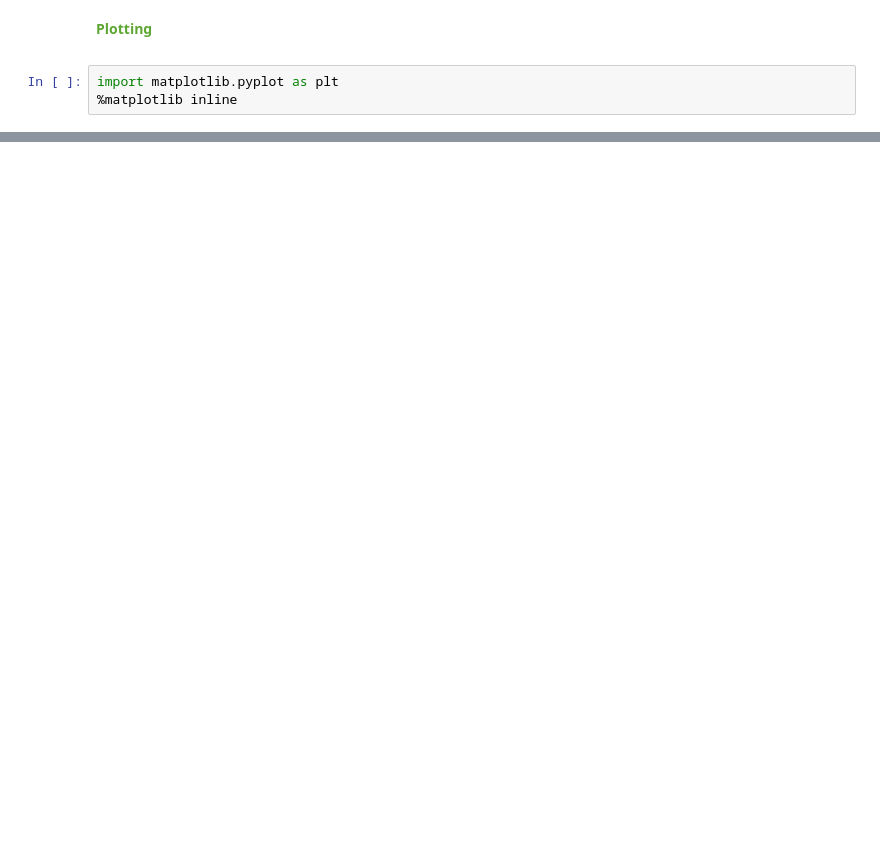
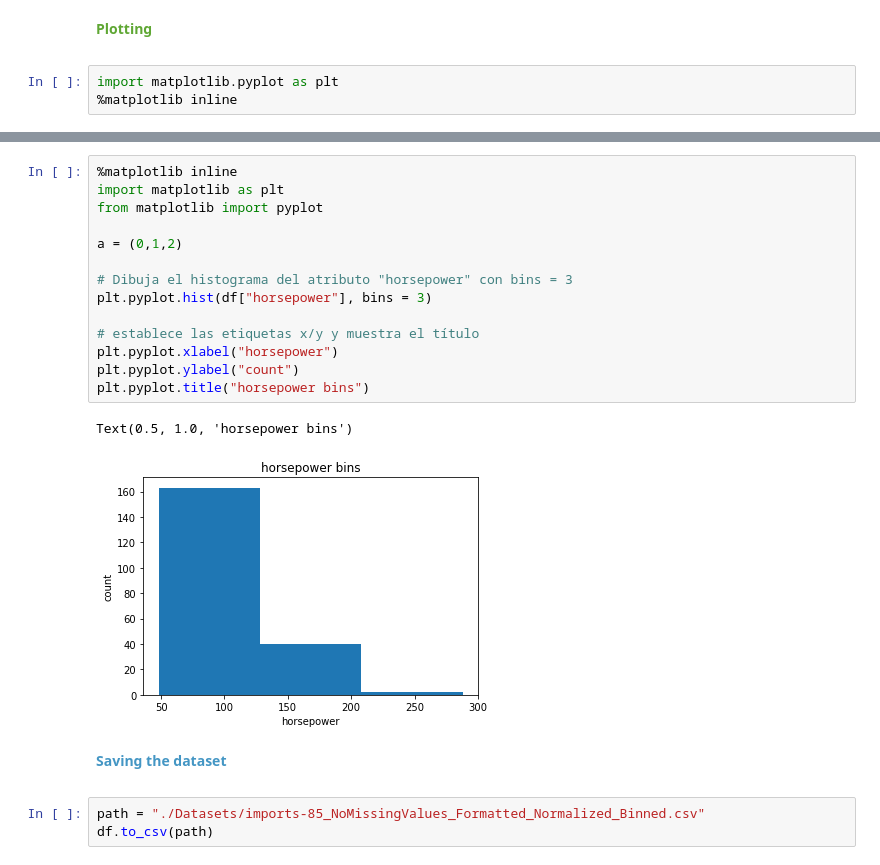
Before and after one commit to sltm-14/AI-101, a Jupyter notebook: Data_Analysis/02_04 Binning (Discretización).ipynb, the cells around one changed output, grey strips where cells are left out. Cells and saved outputs as stored; diff of their text form; blank space fills up the shorter version.

```diff
--- a/Data_Analysis/02_04 Binning (Discretización).ipynb
+++ b/Data_Analysis/02_04 Binning (Discretización).ipynb
@@ -85,0 +139,28 @@ val_counts.plot(kind = 'bar')
+# %%
+%matplotlib inline
+import matplotlib as plt
+from matplotlib import pyplot
+
+a = (0,1,2)
+
+# Dibuja el histograma del atributo "horsepower" con bins = 3
+plt.pyplot.hist(df["horsepower"], bins = 3)
+
+# establece las etiquetas x/y y muestra el título
+plt.pyplot.xlabel("horsepower")
+plt.pyplot.ylabel("count")
+plt.pyplot.title("horsepower bins")
+# %% [output]
+Text(0.5, 1.0, 'horsepower bins')
+[figure, added]
+# %% [markdown]
+<b>
+    <font size="+1">
+        <p style="color:#4496C4;">
+            Saving the dataset
+        </p>
+    </font>
+</b>
+# %%
+path = "./Datasets/imports-85_NoMissingValues_Formatted_Normalized_Binned.csv"
+df.to_csv(path)
```
Also changed, not shown: parts of 13 cells of this notebook, 10 other files.
